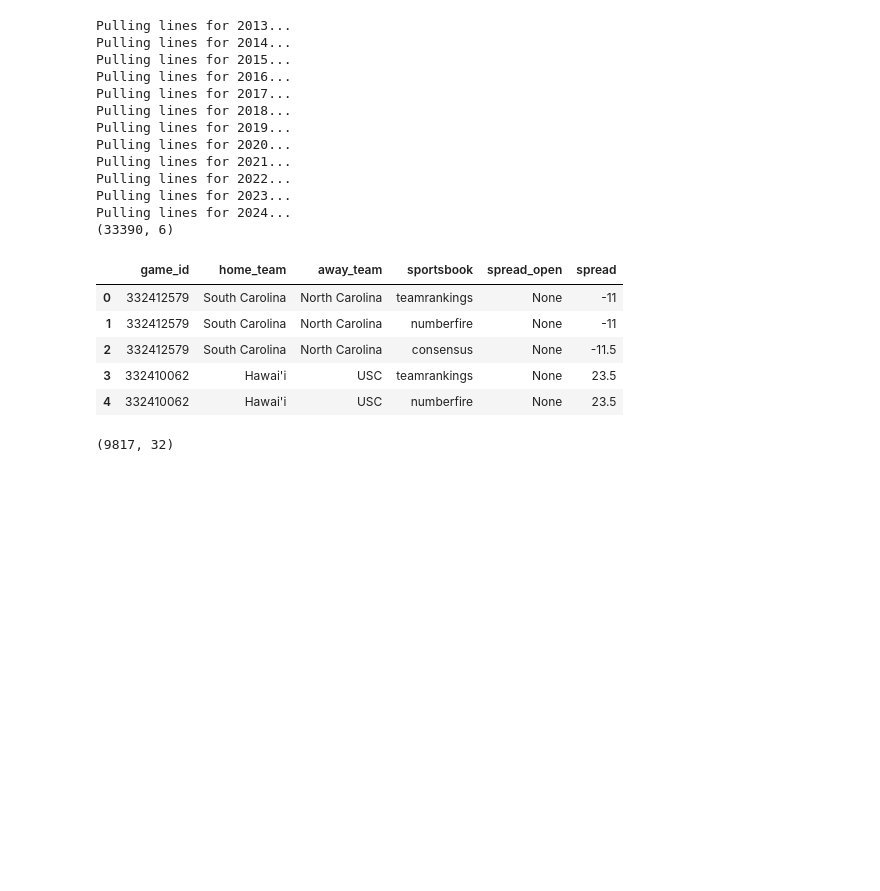
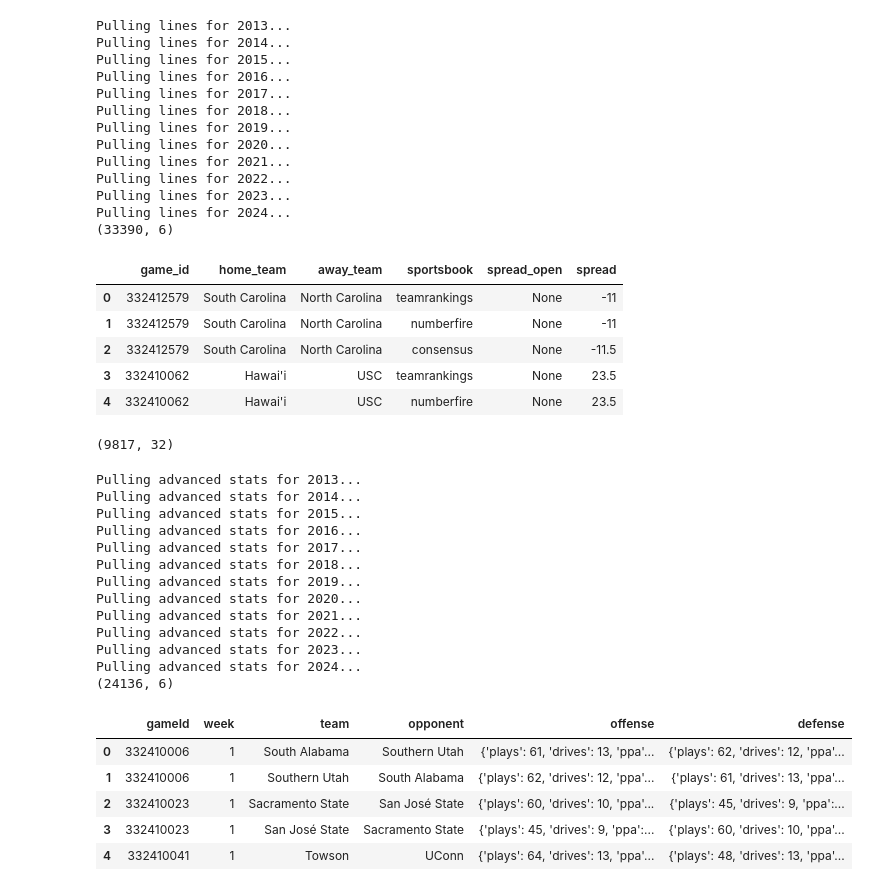
Before and after one commit to qwe740/BettingModels, a Jupyter notebook: cfb_model_dev.ipynb, the cells around one changed output. Cells and saved outputs as stored; diff of their text form; code cells hidden in the pictures; blank space fills up the shorter version.

```diff
--- a/cfb_model_dev.ipynb
+++ b/cfb_model_dev.ipynb
@@ -136,12 +138,27 @@ conn.close()
 # %%
 # Cell 9: Pull Advanced Stats
 advanced_stats_data = []
 for year in range(2013, 2025):
     print(f"Pulling advanced stats for {year}...")
     data = get_data("stats/game/advanced", {"year": year, "excludeGarbageTime":"true", "division": "fbs"})
     advanced_stats_data.extend(data)
-
-# Create DataFrame
-advanced_stats_df = pd.DataFrame(advanced_stats_data)
-print(advanced_stats_df.shape)
-advanced_stats_df.head()  # Check the data
+# %% [output]
+Pulling advanced stats for 2013...
+Pulling advanced stats for 2014...
+Pulling advanced stats for 2015...
+Pulling advanced stats for 2016...
+Pulling advanced stats for 2017...
+Pulling advanced stats for 2018...
+Pulling advanced stats for 2019...
+Pulling advanced stats for 2020...
+Pulling advanced stats for 2021...
+Pulling advanced stats for 2022...
+Pulling advanced stats for 2023...
+Pulling advanced stats for 2024...
+(24136, 6)
+|  | gameId | week | team | opponent | offense | defense |
+| 0 | 332410006 | 1 | South Alabama | Southern Utah | {'plays': 61, 'drives': 13, 'ppa'... | {'plays': 62, 'drives': 12, 'ppa'... |
+| 1 | 332410006 | 1 | Southern Utah | South Alabama | {'plays': 62, 'drives': 12, 'ppa'... | {'plays': 61, 'drives': 13, 'ppa'... |
+| 2 | 332410023 | 1 | Sacramento State | San José State | {'plays': 60, 'drives': 10, 'ppa'... | {'plays': 45, 'drives': 9, 'ppa':... |
+| 3 | 332410023 | 1 | San José State | Sacramento State | {'plays': 45, 'drives': 9, 'ppa':... | {'plays': 60, 'drives': 10, 'ppa'... |
+| 4 | 332410041 | 1 | Towson | UConn | {'plays': 64, 'drives': 13, 'ppa'... | {'plays': 48, 'drives': 13, 'ppa'... |
```
Also changed, not shown: parts of 6 cells of this notebook.
